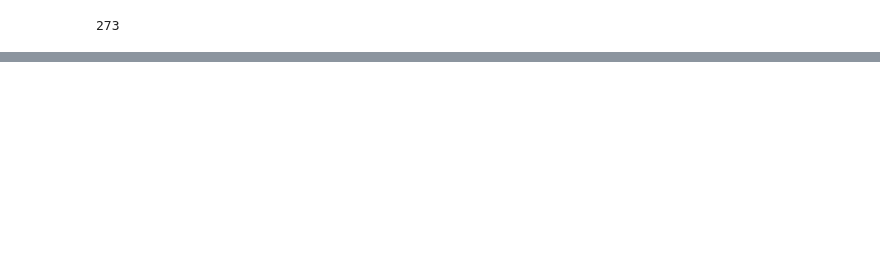
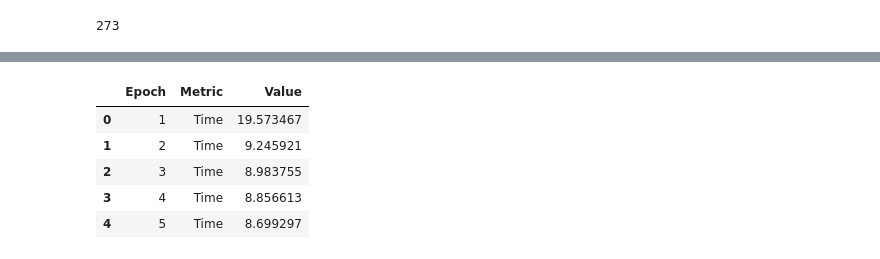
Before and after one commit to amanichopra/Deep-Learning-MRI-Reconstruction, a Jupyter notebook: plots/Learning Progress.ipynb, the cells around one changed output, grey strips where cells are left out. Cells and saved outputs as stored; diff of their text form; code cells hidden in the pictures; blank space fills up the shorter version.

```diff
--- a/plots/Learning Progress.ipynb
+++ b/plots/Learning Progress.ipynb
@@ -36,0 +79,10 @@ imageio.mimsave('./training/learning.gif', fake_imgs)
+# %%
+agg_stats_plot = pd.melt(agg_stats, id_vars='Epoch', var_name='Metric', value_name='Value')
+agg_stats_plot.head()
+# %% [output]
+|  | Epoch | Metric | Value |
+| 0 | 1 | Time | 19.573467 |
+| 1 | 2 | Time | 9.245921 |
+| 2 | 3 | Time | 8.983755 |
+| 3 | 4 | Time | 8.856613 |
+| 4 | 5 | Time | 8.699297 |
```
Also changed, not shown: parts of 10 cells of this notebook, 11 other files.
